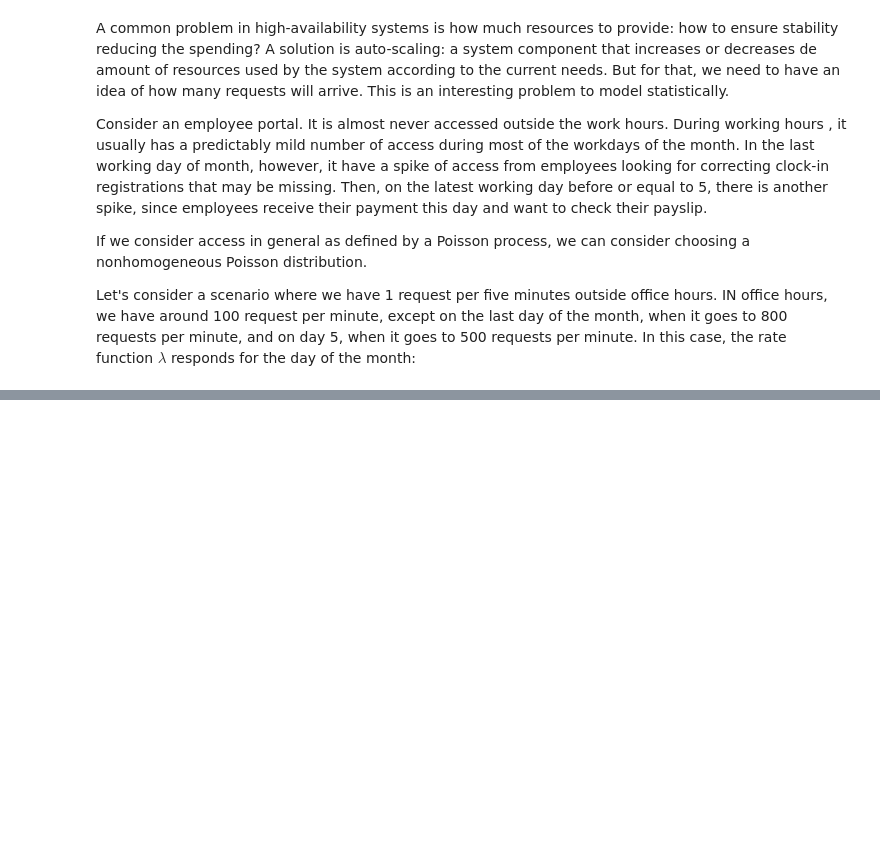
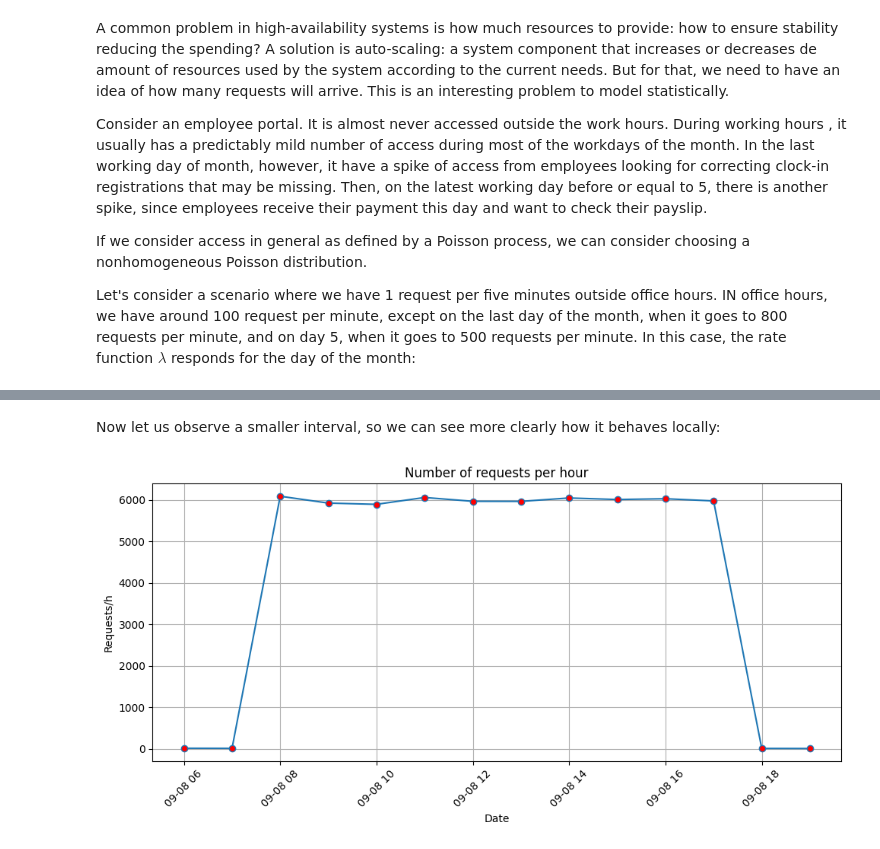
Before and after one commit to brandizzi/AEDI2025, a Jupyter notebook: RateAccessMonteCArlo.ipynb, the cells around one changed output, grey strips where cells are left out. Cells and saved outputs as stored; diff of their text form; code cells hidden in the pictures; blank space fills up the shorter version.

```diff
--- a/RateAccessMonteCArlo.ipynb
+++ b/RateAccessMonteCArlo.ipynb
@@ -13,7 +13,7 @@ from brandedpipes import __
 from datetime import datetime, timedelta
 from time import strptime
 
-def rate_function(
+def base_rate_function(
         date,
         outside_office_hours_rate=0.2,
         office_hours_rate=100,
@@ -25,32 +25,32 @@ def rate_function(
 
     It is very low outside business days...
 
-    >>> rate_function(D('2024-05-11 9:40'))
+    >>> base_rate_function(D('2024-05-11 9:40'))
     0.2
 
     ...and business hours:
 
-    >>> rate_function(D('2024-12-19 7:00'))
+    >>> base_rate_function(D('2024-12-19 7:00'))
     0.2
 
     Usually it is quite mild during office hours:
 
-    >>> rate_function(D('2024-12-19 9:40'))
+    >>> base_rate_function(D('2024-12-19 9:40'))
     100
 
     Every payday (day 5 or earliest), though, it spikes to 500 req/minute:
 
-    >>> rate_function(D('2024-11-05 12:55'))
+    >>> base_rate_function(D('2024-11-05 12:55'))
     500
-    >>> rate_function(D('2024-10-04 12:59'))
+    >>> base_rate_function(D('2024-10-04 12:59'))
     500
 
     In the last workday of the month, it spikes to 800 reqs/minunte due to
     clock-in adjustments
 
-    >>> rate_function(D('2024-02-29 10:00'))
+    >>> base_rate_function(D('2024-02-29 10:00'))
     800
-    >>> rate_function(D('2024-6-28 10:00'))
+    >>> base_rate_function(D('2024-6-28 10:00'))
     800
     """
     if not is_office_hours(date):
@@ -61,11 +61,10 @@ def rate_function(
         return clockin_rate
     return office_hours_rate
 
-def is_office_hours(
-        date,
-        office_hours_start=8,
-        office_hours_end=18
-    ):
+office_hours_start=8
+office_hours_end=18
+
+def is_office_hours(date):
     if not is_business_day(date):
         return False
     if date.hour < office_hours_start:
@@ -132,7 +131,8 @@ def is_business_day(date):
     >>> is_business_day(D('2025-09-06'))
     False
     """
-    return __| pd.bdate_range(start=date, end=date) | len | bool |__
+    workdays = pd.bdate_range(start=date, end=date)
+    return __| workdays | len | bool |__
 
 def previous_day(date):
     return date + timedelta(days=-1)
@@ -141,6 +141,9 @@ def next_day(date):
     return date + timedelta(days=1)
 
 def D(s):
+    """
+    For testing and debug only.
+    """
     try:
         sd = strptime(s, '%Y-%m-%d %H:%M')
     except ValueError as e:
@@ -148,0 +196,12 @@ def D(s):
+# %% [markdown]
+Now let us observe a smaller interval, so we can see more clearly how it behaves locally:
+# %%
+# One day
+horizon = 14
+
+start_time = D('2025-09-08 06:00')
+
+event_simulation = simulate_requests(start_time, horizon, HOUR)
+plot_simulation(event_simulation, marker='o')
+# %% [output]
+[figure, added]
```
Also changed, not shown: parts of 6 cells of this notebook.
